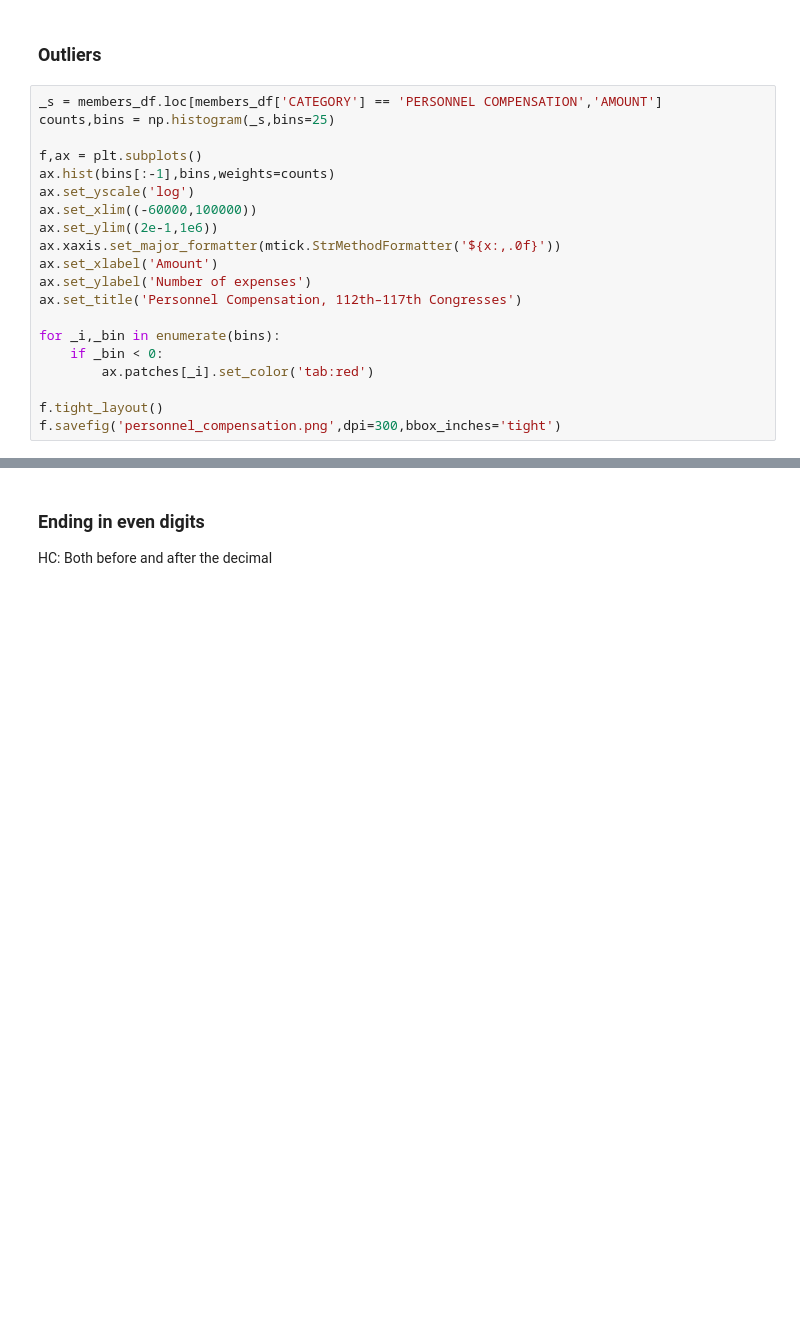
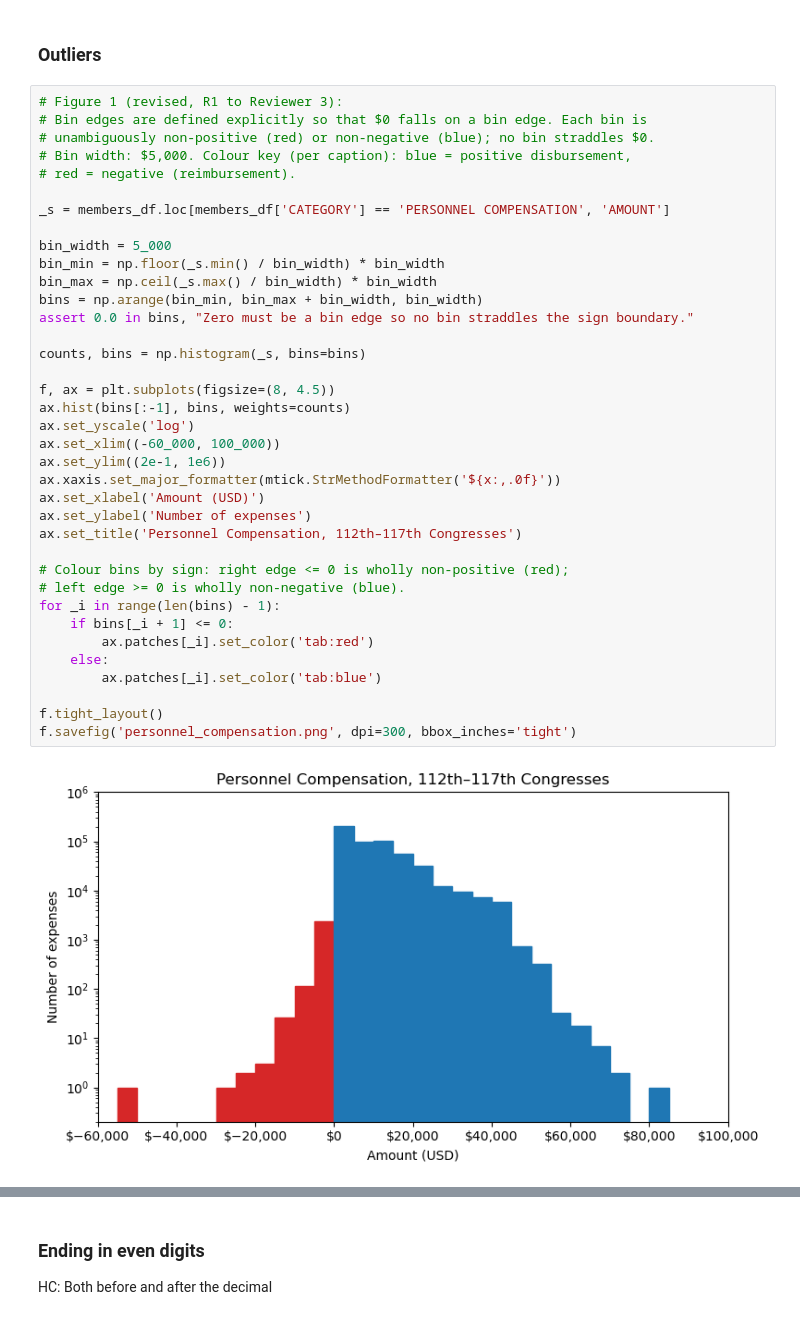
Before and after one commit to brianckeegan/exploratory-data-auditing, a Jupyter notebook: analysis.ipynb, the cells around one changed output, grey strips where cells are left out. Saved outputs shown, nothing was run; the diff lists cells and outputs as text; blank space fills up the shorter version.

```diff
--- a/analysis.ipynb
+++ b/analysis.ipynb
@@ -192,25 +284,44 @@ members_bioguide_df.head()
 ## Continuous anomalies
 # %% [markdown]
 ### Outliers
-# %%
-_s = members_df.loc[members_df['CATEGORY'] == 'PERSONNEL COMPENSATION','AMOUNT']
-counts,bins = np.histogram(_s,bins=25)
-
-f,ax = plt.subplots()
-ax.hist(bins[:-1],bins,weights=counts)
-ax.set_yscale('log')
-ax.set_xlim((-60000,100000))
-ax.set_ylim((2e-1,1e6))
-ax.xaxis.set_major_formatter(mtick.StrMethodFormatter('${x:,.0f}'))
-ax.set_xlabel('Amount')
-ax.set_ylabel('Number of expenses')
-ax.set_title('Personnel Compensation, 112th–117th Congresses')
-
-for _i,_bin in enumerate(bins):
-    if _bin < 0:
-        ax.patches[_i].set_color('tab:red')
-
-f.tight_layout()
-f.savefig('personnel_compensation.png',dpi=300,bbox_inches='tight')
+# %%
+# Figure 1 (revised, R1 to Reviewer 3):
+# Bin edges are defined explicitly so that $0 falls on a bin edge. Each bin is
+# unambiguously non-positive (red) or non-negative (blue); no bin straddles $0.
+# Bin width: $5,000. Colour key (per caption): blue = positive disbursement,
+# red = negative (reimbursement).
+
+_s = members_df.loc[members_df['CATEGORY'] == 'PERSONNEL COMPENSATION', 'AMOUNT']
+
+bin_width = 5_000
+bin_min = np.floor(_s.min() / bin_width) * bin_width
+bin_max = np.ceil(_s.max() / bin_width) * bin_width
+bins = np.arange(bin_min, bin_max + bin_width, bin_width)
+assert 0.0 in bins, "Zero must be a bin edge so no bin straddles the sign boundary."
+
+counts, bins = np.histogram(_s, bins=bins)
+
+f, ax = plt.subplots(figsize=(8, 4.5))
+ax.hist(bins[:-1], bins, weights=counts)
+ax.set_yscale('log')
+ax.set_xlim((-60_000, 100_000))
+ax.set_ylim((2e-1, 1e6))
+ax.xaxis.set_major_formatter(mtick.StrMethodFormatter('${x:,.0f}'))
+ax.set_xlabel('Amount (USD)')
+ax.set_ylabel('Number of expenses')
+ax.set_title('Personnel Compensation, 112th–117th Congresses')
+
+# Colour bins by sign: right edge <= 0 is wholly non-positive (red);
+# left edge >= 0 is wholly non-negative (blue).
+for _i in range(len(bins) - 1):
+    if bins[_i + 1] <= 0:
+        ax.patches[_i].set_color('tab:red')
+    else:
+        ax.patches[_i].set_color('tab:blue')
+
+f.tight_layout()
+f.savefig('personnel_compensation.png', dpi=300, bbox_inches='tight')
+# %% [output]
+[figure, added]
 # %%
 len(_s[_s > 50000]), len(_s[_s > 50000]) / len(_s)
```
Also changed, not shown: parts of 120 cells of this notebook, 1 other file.
